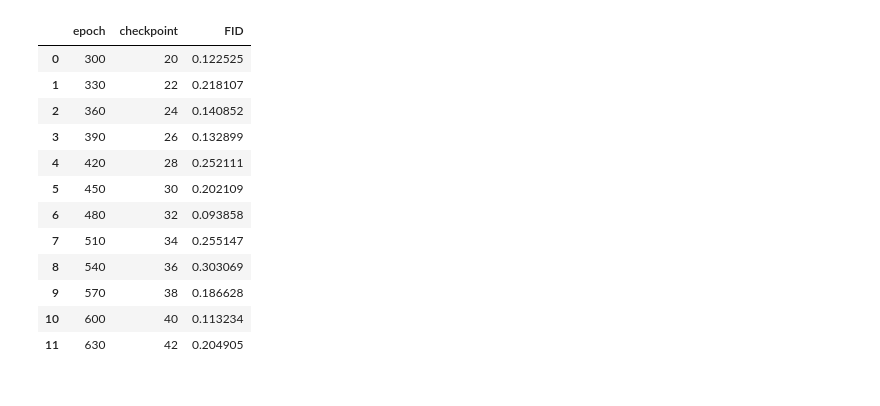
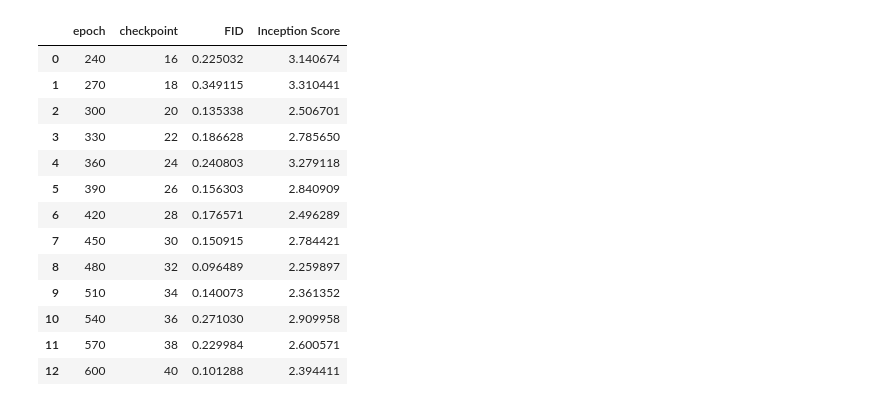
Before and after one commit to gacaam/Brain-MRI-Classification, a Jupyter notebook: GAN/hc/evaluation.ipynb, the cells around one changed output. Saved outputs shown, nothing was run; the diff lists cells and outputs as text; code cells hidden in the pictures.

```diff
--- a/GAN/hc/evaluation.ipynb
+++ b/GAN/hc/evaluation.ipynb
@@ -60,12 +60,12 @@ with tf.device("CPU"):
         .map(preprocess, num_parallel_calls=AUTOTUNE))
 
 #     n = int(input('number of batch: '))
-    n = 10
+    n = 25
     images = real_images.take(n)
 # %%
 # Load the pre-trained InceptionV3 model
 with tf.device("CPU"):
-    inception_model = tf.keras.models.load_model('transfer_learning_model.h5')
+    inception_model = tf.keras.models.load_model('../inception_model.h5')
 # %%
 def make_generator_model():
     model = tf.keras.Sequential()
@@ -205,11 +222,15 @@ def restore_specific_checkpoint(index):
 # %%
 FID = []
-epochs = np.arange(300,631,30)
+inception_scores = []
+epochs = np.arange(240,601,30)
 
-for epoch in epochs:
-    checkpoint_idx = int(epoch/15)
-    restore_specific_checkpoint(checkpoint_idx)
-    generated_features, real_features = get_features()
-    fid_score = calculate_fid_score(real_features, generated_features)
-    FID.append(fid_score)
+with tf.device("CPU"):
+    for epoch in epochs:
+        checkpoint_idx = int(epoch/15)
+        restore_specific_checkpoint(checkpoint_idx)
+        generated_features, real_features = get_features()
+        inception_score = calculate_inception_score(generated_features)
+        fid_score = calculate_fid_score(real_features, generated_features)
+        inception_scores.append(inception_score)
+        FID.append(fid_score)
 # %% [output]
@@ -233,22 +254,24 @@ for epoch in epochs:
 # %%
 import pandas as pd
 
 df = pd.DataFrame({'epoch' : epochs,
                    'checkpoint' : (epochs/15).astype('uint8'),
-                  'FID' : FID})
+                   'FID' : FID,
+                   'Inception Score':inception_scores})
 
 df
 # %% [output]
-|  | epoch | checkpoint | FID |
-| 0 | 300 | 20 | 0.122525 |
-| 1 | 330 | 22 | 0.218107 |
-| 2 | 360 | 24 | 0.140852 |
-| 3 | 390 | 26 | 0.132899 |
-| 4 | 420 | 28 | 0.252111 |
-| 5 | 450 | 30 | 0.202109 |
-| 6 | 480 | 32 | 0.093858 |
-| 7 | 510 | 34 | 0.255147 |
-| 8 | 540 | 36 | 0.303069 |
-| 9 | 570 | 38 | 0.186628 |
-| 10 | 600 | 40 | 0.113234 |
-| 11 | 630 | 42 | 0.204905 |
+|  | epoch | checkpoint | FID | Inception Score |
+| 0 | 240 | 16 | 0.225032 | 3.140674 |
+| 1 | 270 | 18 | 0.349115 | 3.310441 |
+| 2 | 300 | 20 | 0.135338 | 2.506701 |
+| 3 | 330 | 22 | 0.186628 | 2.785650 |
+| 4 | 360 | 24 | 0.240803 | 3.279118 |
+| 5 | 390 | 26 | 0.156303 | 2.840909 |
+| 6 | 420 | 28 | 0.176571 | 2.496289 |
+| 7 | 450 | 30 | 0.150915 | 2.784421 |
+| 8 | 480 | 32 | 0.096489 | 2.259897 |
+| 9 | 510 | 34 | 0.140073 | 2.361352 |
+| 10 | 540 | 36 | 0.271030 | 2.909958 |
+| 11 | 570 | 38 | 0.229984 | 2.600571 |
+| 12 | 600 | 40 | 0.101288 | 2.394411 |
```
Also changed, not shown: parts of 6 cells of this notebook, 2 other files.
